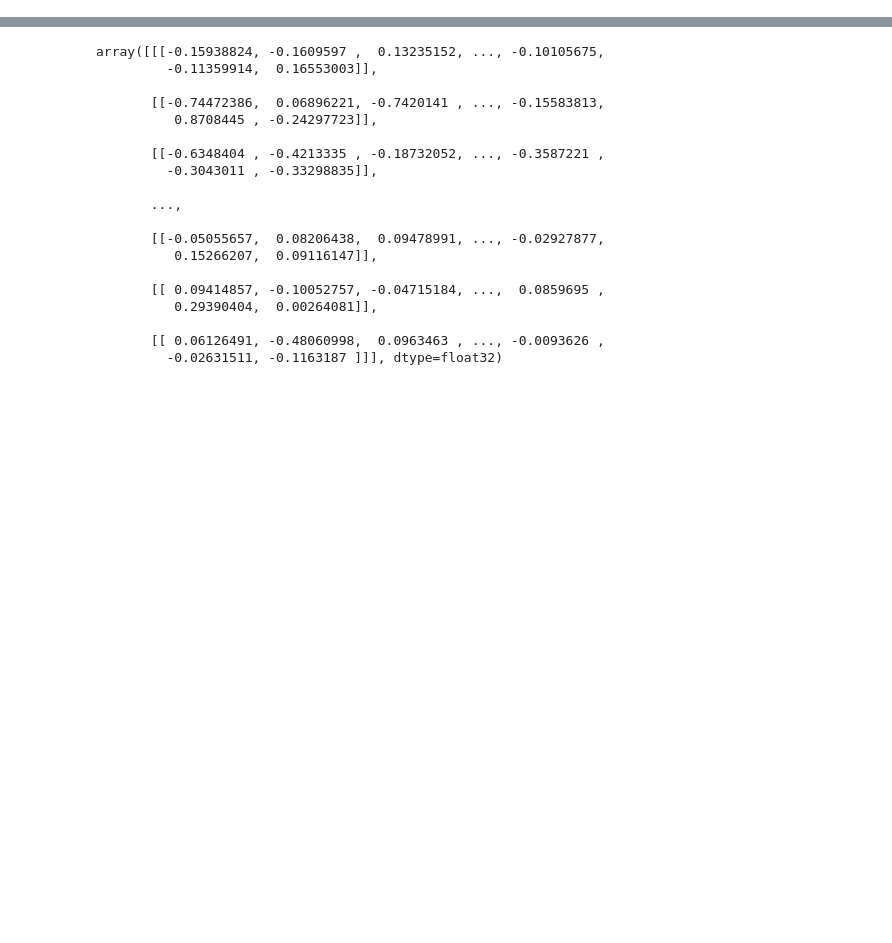
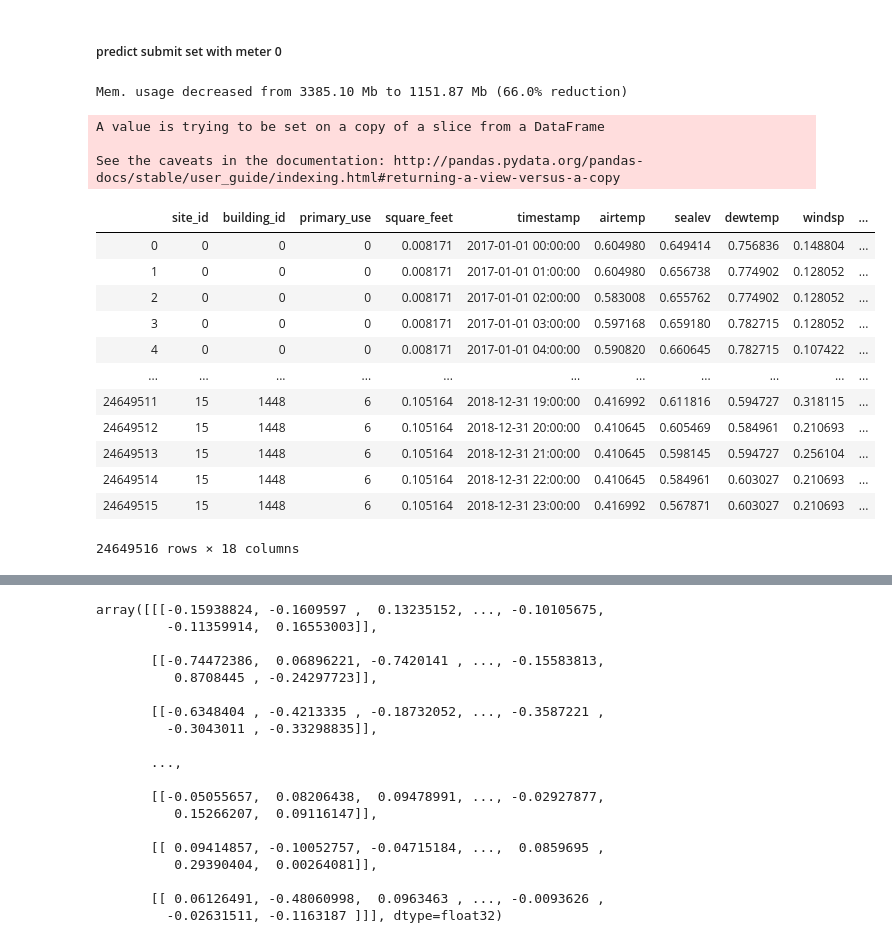
Before and after one commit to Runmangogo/Kaggle_ASHRAE_energy, a Jupyter notebook: trainingModels.ipynb, the cells around one changed output, grey strips where cells are left out. Cells and saved outputs as stored; diff of their text form; code cells hidden in the pictures; blank space fills up the shorter version.

```diff
--- a/trainingModels.ipynb
+++ b/trainingModels.ipynb
@@ -361,0 +451,43 @@ def predict_submit(model,model_name,smtdata=submitdata):
+# %%
+le = pickle.load(open('LabelEncoder_primary_use.pkl', 'rb'))
+rob_0 = pickle.load(open('rob_0.pkl', 'rb'))
+mm_0 = pickle.load(open('mm_0.pkl', 'rb'))
+rob_1 = pickle.load(open('rob_1.pkl', 'rb'))
+mm_1 = pickle.load(open('mm_1.pkl', 'rb'))
+rob_2 = pickle.load(open('rob_2.pkl', 'rb'))
+mm_2 = pickle.load(open('mm_2.pkl', 'rb'))
+rob_3 = pickle.load(open('rob_3.pkl', 'rb'))
+mm_3 = pickle.load(open('mm_3.pkl', 'rb'))
+# %% [markdown]
+##### predict submit set with meter 0
+# %%
+# read data from file:
+submit_set0 = pd.read_csv('C:/data/Kaggle_ASHRAE_energy/test_set0.csv')
+submit_set0 = reduce_mem_usage(submit_set0)
+# %% [output]
+Mem. usage decreased from 3385.10 Mb to 1151.87 Mb (66.0% reduction)
+# %%
+submit_set0["primary_use"] = le.transform(submit_set0["primary_use"])
+# %%
+# replace month = 12 with 0
+submit_set0.month[submit_set0.month==12] = 0
+# %% [output]
+A value is trying to be set on a copy of a slice from a DataFrame
+
+See the caveats in the documentation: http://pandas.pydata.org/pandas-docs/stable/user_guide/indexing.html#returning-a-view-versus-a-copy
+# %%
+submit_set0
+# %% [output]
+|  | site_id | building_id | primary_use | square_feet | timestamp | airtemp | sealev | dewtemp | windsp | ... |
+| 0 | 0 | 0 | 0 | 0.008171 | 2017-01-01 00:00:00 | 0.604980 | 0.649414 | 0.756836 | 0.148804 | ... |
+| 1 | 0 | 0 | 0 | 0.008171 | 2017-01-01 01:00:00 | 0.604980 | 0.656738 | 0.774902 | 0.128052 | ... |
+| 2 | 0 | 0 | 0 | 0.008171 | 2017-01-01 02:00:00 | 0.583008 | 0.655762 | 0.774902 | 0.128052 | ... |
+| 3 | 0 | 0 | 0 | 0.008171 | 2017-01-01 03:00:00 | 0.597168 | 0.659180 | 0.782715 | 0.128052 | ... |
+| 4 | 0 | 0 | 0 | 0.008171 | 2017-01-01 04:00:00 | 0.590820 | 0.660645 | 0.782715 | 0.107422 | ... |
+| ... | ... | ... | ... | ... | ... | ... | ... | ... | ... | ... |
+| 24649511 | 15 | 1448 | 6 | 0.105164 | 2018-12-31 19:00:00 | 0.416992 | 0.611816 | 0.594727 | 0.318115 | ... |
+| 24649512 | 15 | 1448 | 6 | 0.105164 | 2018-12-31 20:00:00 | 0.410645 | 0.605469 | 0.584961 | 0.210693 | ... |
+| 24649513 | 15 | 1448 | 6 | 0.105164 | 2018-12-31 21:00:00 | 0.410645 | 0.598145 | 0.594727 | 0.256104 | ... |
+| 24649514 | 15 | 1448 | 6 | 0.105164 | 2018-12-31 22:00:00 | 0.410645 | 0.584961 | 0.603027 | 0.210693 | ... |
+| 24649515 | 15 | 1448 | 6 | 0.105164 | 2018-12-31 23:00:00 | 0.416992 | 0.567871 | 0.603027 | 0.210693 | ... |
+24649516 rows × 18 columns
```
Also changed, not shown: parts of 127 cells of this notebook.
